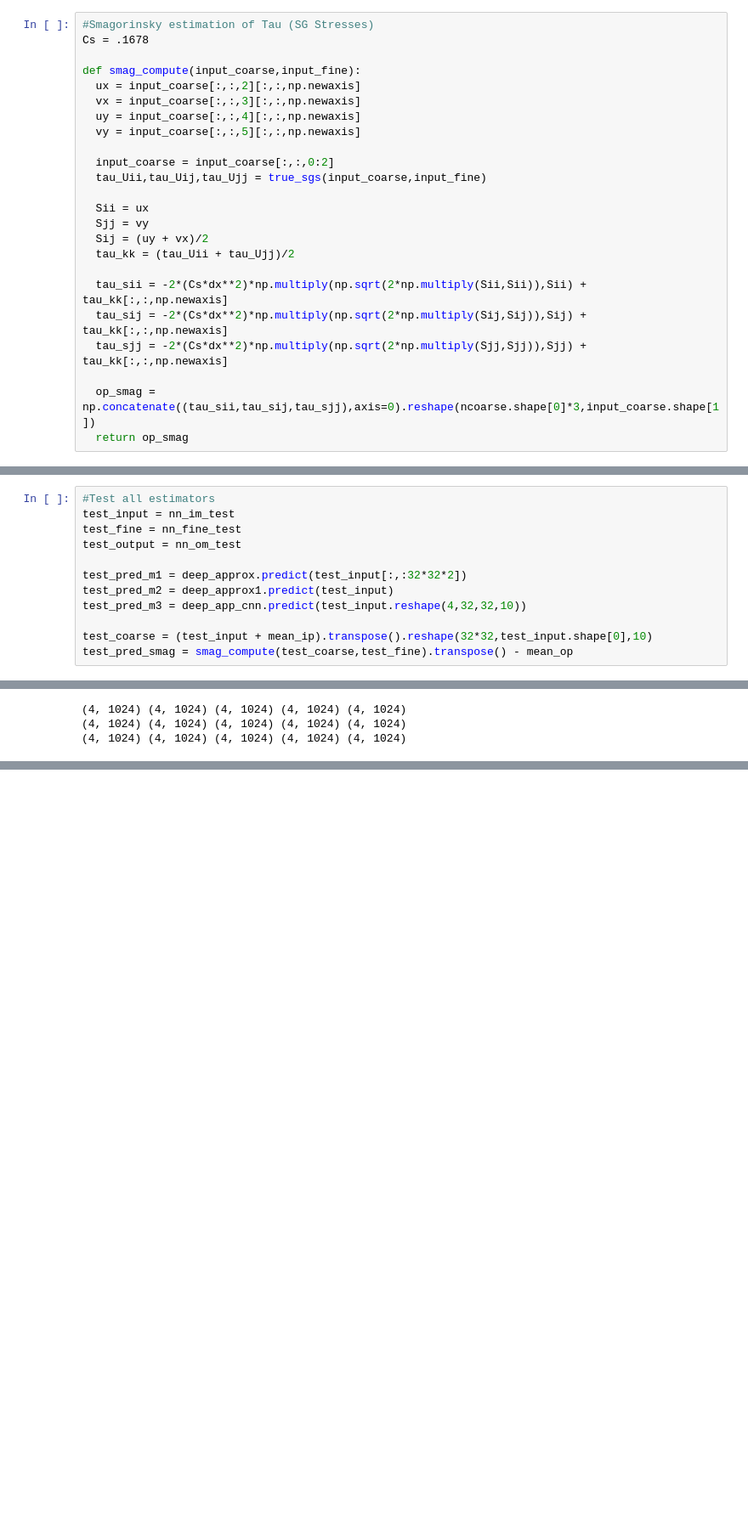
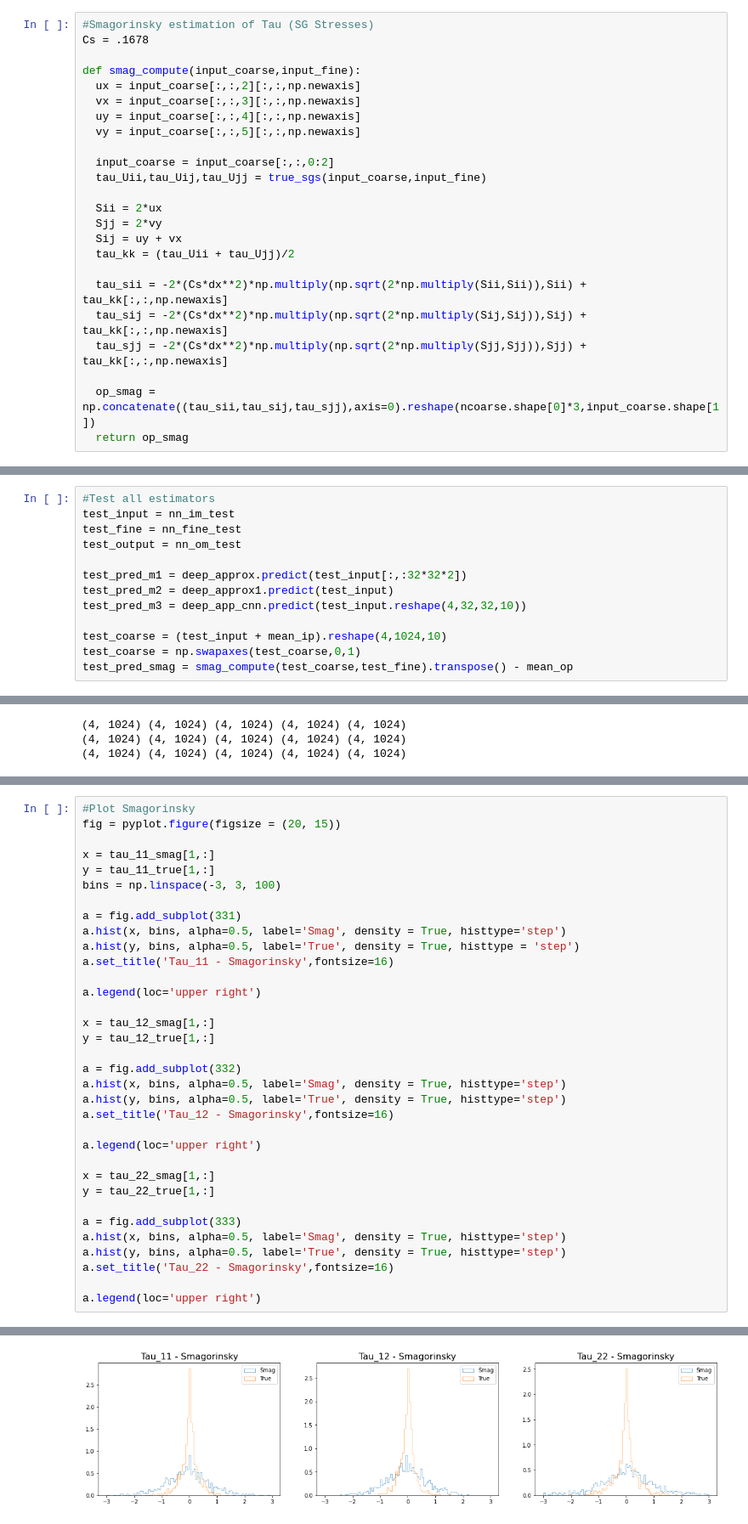
Before and after one commit to dvenkata/AMATH590, a Jupyter notebook: 03_Sub_grid_Scale_Analysis.ipynb, the cells around one changed output, grey strips where cells are left out. Shown at 85% size. Saved outputs shown, nothing was run; the diff lists cells and outputs as text; blank space fills up the shorter version.

```diff
--- a/03_Sub_grid_Scale_Analysis.ipynb
+++ b/03_Sub_grid_Scale_Analysis.ipynb
@@ -154,9 +154,9 @@ def smag_compute(input_coarse,input_fine):
   input_coarse = input_coarse[:,:,0:2]
   tau_Uii,tau_Uij,tau_Ujj = true_sgs(input_coarse,input_fine)
 
-  Sii = ux
-  Sjj = vy
-  Sij = (uy + vx)/2
+  Sii = 2*ux
+  Sjj = 2*vy
+  Sij = uy + vx
   tau_kk = (tau_Uii + tau_Ujj)/2
 
   tau_sii = -2*(Cs*dx**2)*np.multiply(np.sqrt(2*np.multiply(Sii,Sii)),Sii) + tau_kk[:,:,np.newaxis]
@@ -371,6 +371,7 @@ test_pred_m1 = deep_approx.predict(test_input[:,:32*32*2])
 test_pred_m2 = deep_approx1.predict(test_input)
 test_pred_m3 = deep_app_cnn.predict(test_input.reshape(4,32,32,10))
 
-test_coarse = (test_input + mean_ip).transpose().reshape(32*32,test_input.shape[0],10)
+test_coarse = (test_input + mean_ip).reshape(4,1024,10)
+test_coarse = np.swapaxes(test_coarse,0,1)
 test_pred_smag = smag_compute(test_coarse,test_fine).transpose() - mean_op
 # %%
@@ -573,0 +575,35 @@ pyplot.show()
+# %%
+#Plot Smagorinsky
+fig = pyplot.figure(figsize = (20, 15))
+
+x = tau_11_smag[1,:]
+y = tau_11_true[1,:]
+bins = np.linspace(-3, 3, 100)
+
+a = fig.add_subplot(331)
+a.hist(x, bins, alpha=0.5, label='Smag', density = True, histtype='step')
+a.hist(y, bins, alpha=0.5, label='True', density = True, histtype = 'step')
+a.set_title('Tau_11 - Smagorinsky',fontsize=16)
+
+a.legend(loc='upper right')
+
+x = tau_12_smag[1,:]
+y = tau_12_true[1,:]
+
+a = fig.add_subplot(332)
+a.hist(x, bins, alpha=0.5, label='Smag', density = True, histtype='step')
+a.hist(y, bins, alpha=0.5, label='True', density = True, histtype='step')
+a.set_title('Tau_12 - Smagorinsky',fontsize=16)
+
+a.legend(loc='upper right')
+
+x = tau_22_smag[1,:]
+y = tau_22_true[1,:]
+
+a = fig.add_subplot(333)
+a.hist(x, bins, alpha=0.5, label='Smag', density = True, histtype='step')
+a.hist(y, bins, alpha=0.5, label='True', density = True, histtype='step')
+a.set_title('Tau_22 - Smagorinsky',fontsize=16)
+
+a.legend(loc='upper right')
+# %% [output]
@@ -573,0 +611 @@ pyplot.show()
+[figure, added]
```
Also changed, not shown: parts of 4 cells of this notebook.
